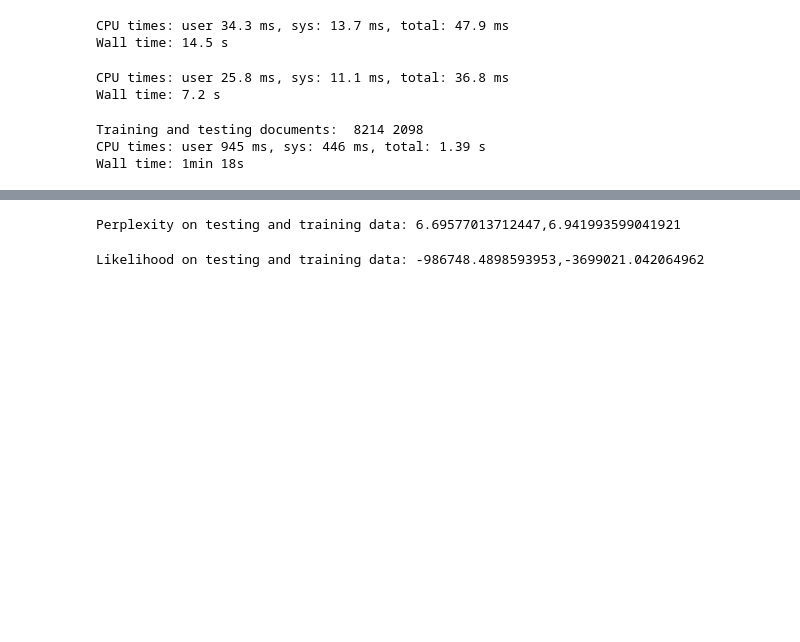
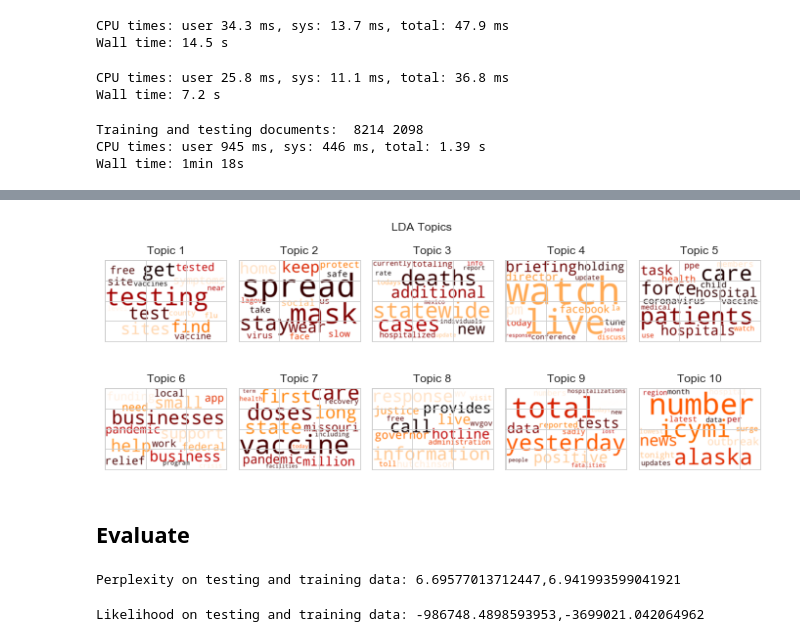
Before and after one commit to lsc4ss-s21/final-project-covid-tweet-mining, a Jupyter notebook: Governor_tweet_analysis.ipynb, the cells around one changed output, grey strips where cells are left out. Saved outputs shown, nothing was run; the diff lists cells and outputs as text; code cells hidden in the pictures; blank space fills up the shorter version.

Commit message:
add word cloud

```diff
--- a/Governor_tweet_analysis.ipynb
+++ b/Governor_tweet_analysis.ipynb
@@ -175,0 +187,17 @@ Topics: 10 Vocabulary: 2352
+# %%
+#Add more words to plot the wordcloud
+topics1 = ldaModel.describeTopics(maxTermsPerTopic=15)
+topics_rdd = topics1.rdd
+
+topic_words = topics_rdd \
+        .map(lambda row: row['termIndices']) \
+        .map(lambda idx_list: [vocabArray[idx] for idx in idx_list]) \
+        .collect()
+
+topic_weights = topics_rdd \
+        .map(lambda row: row['termWeights']) \
+        .collect()
+
+    # Store topic words and weights as a list of dicts
+topics1 = [dict(zip(words, weights))
+              for words, weights in zip(topic_words, topic_weights)]
@@ -176,10 +224,44 @@ Topics: 10 Vocabulary: 2352
+# %%
+from math import ceil
+from tqdm.notebook import tqdm
+
+def plot_wordclouds(topics, colormap="gist_heat"):
+    cloud = WordCloud(
+        background_color='white',
+        width=600,
+        height=400,
+        colormap=colormap,
+        prefer_horizontal=1.0,
+    )
+
+    num_topics = len(topics)
+    fig_width = min(ceil(0.6 * num_topics + 6), 20)
+    fig_height = min(ceil(0.65 * num_topics), 20)
+    fig = plt.figure(figsize=(fig_width, fig_height))
+
+    for idx, word_weights in tqdm(enumerate(topics), total=num_topics):
+        ax = fig.add_subplot((num_topics / 5) + 1, 5, idx + 1)
+        wordcloud = cloud.generate_from_frequencies(word_weights)
+        ax.imshow(wordcloud, interpolation="bilinear")
+        ax.set_title('Topic {}'.format(idx + 1))
+        ax.set_xticklabels([])
+        ax.set_yticklabels([])
+        ax.tick_params(length=0)
+
+    plt.tick_params(labelsize=14)
+    plt.subplots_adjust(wspace=0.1, hspace=0.1)
+    plt.margins(x=0.1, y=0.1)
+    st = fig.suptitle("LDA Topics", y=0.92)
+    fig.savefig("pyspark-topics.png", bbox_extra_artists=[st], bbox_inches='tight')
+
+plot_wordclouds(topics1)
+plt.savefig('LDA_wc')
+# %% [output]
+[figure, added]
+# %% [markdown]
+## Evaluate
 # %%
 lpt, lp = ldaModel.logPerplexity(df_testing), ldaModel.logPerplexity(df_training)
 print("Perplexity on testing and training data: " + str(lp) + ',' + str(lpt))
 # %% [output]
 Perplexity on testing and training data: 6.69577013712447,6.941993599041921
-# %%
-llt, ll = ldaModel.logLikelihood(df_testing), ldaModel.logLikelihood(df_training)
-print("Likelihood on testing and training data: " + str(llt) + ',' + str(ll))
-# %% [output]
-Likelihood on testing and training data: -986748.4898593953,-3699021.042064962
@@ -187,0 +268,5 @@ Likelihood on testing and training data: -986748.4898593953,-3699021.042064962
+# %%
+llt, ll = ldaModel.logLikelihood(df_testing), ldaModel.logLikelihood(df_training)
+print("Likelihood on testing and training data: " + str(llt) + ',' + str(ll))
+# %% [output]
+Likelihood on testing and training data: -986748.4898593953,-3699021.042064962
```
Also changed, not shown: parts of 8 cells of this notebook.
